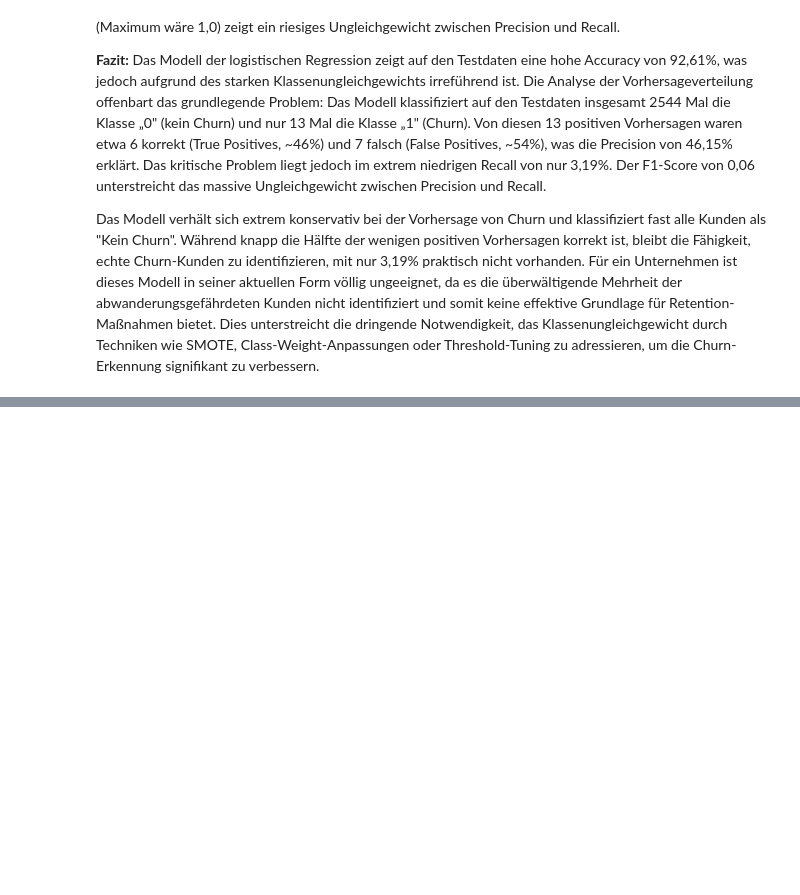
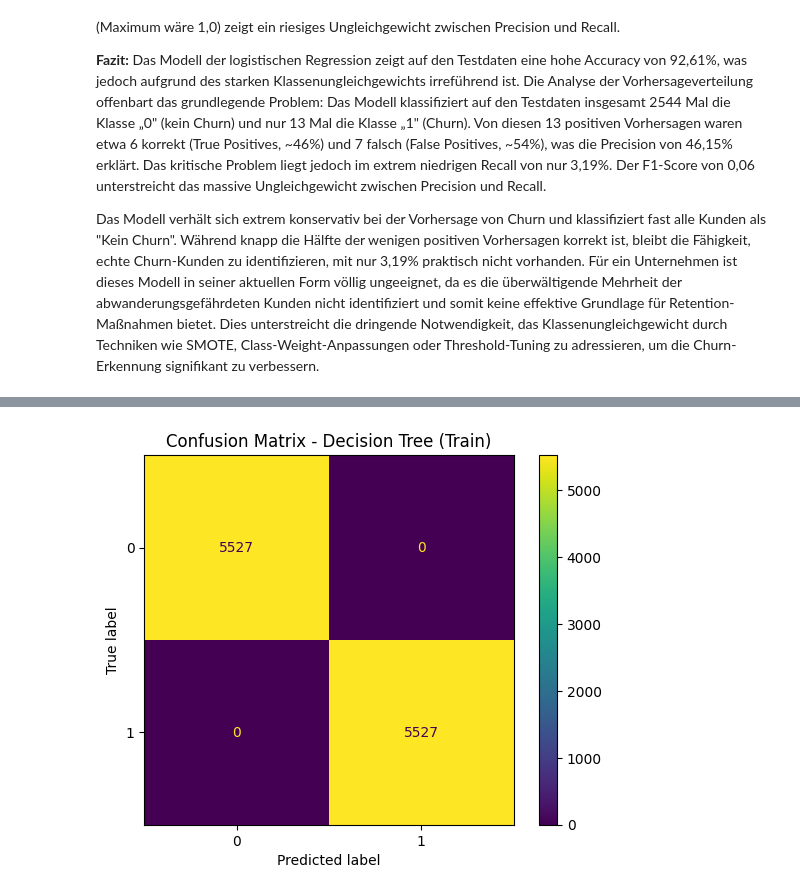
Before and after one commit to PatrickSchubert-Munich/DataScience_and_ML_Assignment, a Jupyter notebook: classification/task_2.ipynb, the cells around one changed output, grey strips where cells are left out. Drawn from its saved outputs; the diff is of its cells as text; code cells hidden in the pictures; blank space fills up the shorter version.

```diff
--- a/classification/task_2.ipynb
+++ b/classification/task_2.ipynb
@@ -380,0 +483,10 @@ Beim Decision Tree würde ich empfehlen, mit Hyperparametern wie max_depth, min_
+# %%
+# Vorhersage auf Trainingsdaten
+y_pred_train_clf_tree = clf_tree.predict(X_train_res)
+
+# Konfusionsmatrix Trainingsdaten
+ConfusionMatrixDisplay.from_estimator(clf_tree, X_train_res, y_train_res, values_format='d')
+plt.title("Confusion Matrix - Decision Tree (Train)")
+plt.show()
+# %% [output]
+[figure, added]
```
Also changed, not shown: parts of 25 cells of this notebook.
